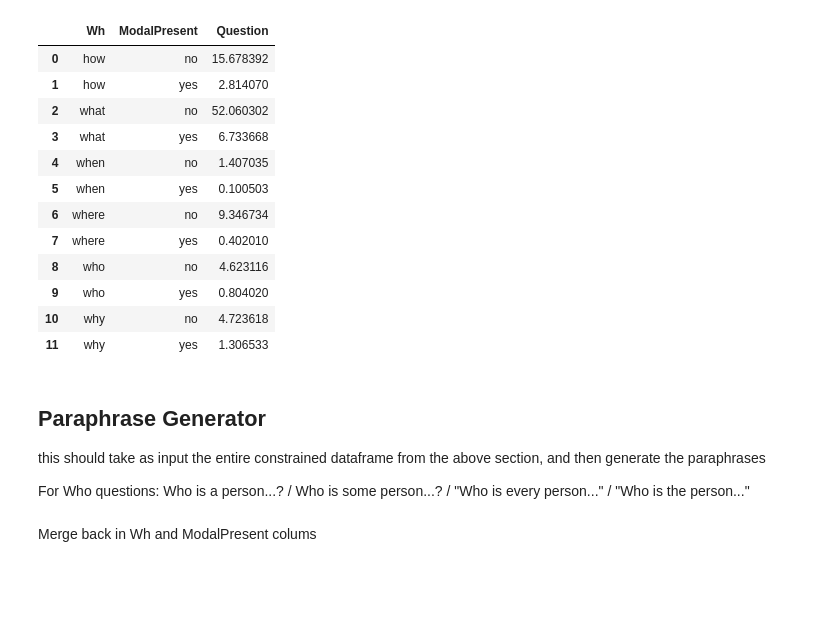
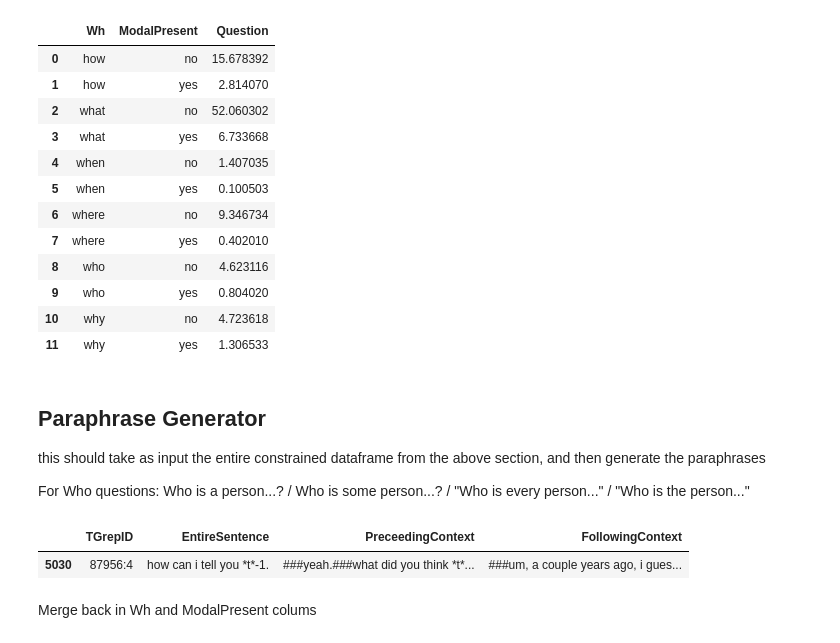
Before and after one commit to mcmoyer11/whquestions-tgrep2, a Jupyter notebook: corpus/analysis/sample_generator-ALLROOT.ipynb, the cells around one changed output. Drawn from its saved outputs; the diff is of its cells as text; code cells hidden in the pictures; blank space fills up the shorter version.

```diff
--- a/corpus/analysis/sample_generator-ALLROOT.ipynb
+++ b/corpus/analysis/sample_generator-ALLROOT.ipynb
@@ -235,6 +235,11 @@ For Who questions: Who is a person...? / Who is some person...? / "Who is every
 # %%
 # read in df with contexts
 cntxts = pd.read_csv("swbd_contexts.csv")
+# %%
+cntxts[cntxts["TGrepID"]=="87956:4"]
+# %% [output]
+|  | TGrepID | EntireSentence | PreceedingContext | FollowingContext |
+| 5030 | 87956:4 | how can i tell you *t*-1. | ###yeah.###what did you think *t*... | ###um, a couple years ago, i gues... |
 # %%
 cntxts = cntxts.drop(columns="FollowingContext")
 # %%
```
Also changed, not shown: parts of 3 cells of this notebook, 10 other files.
